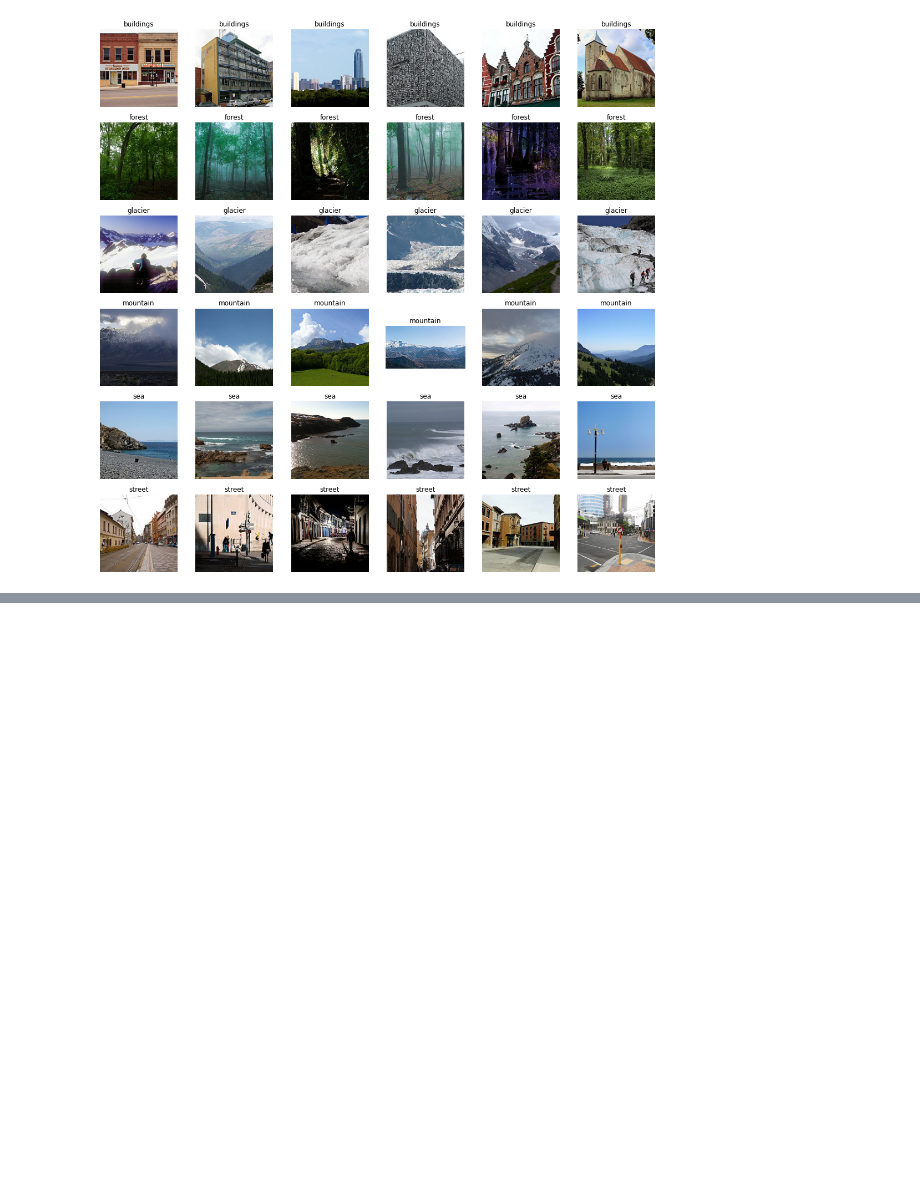
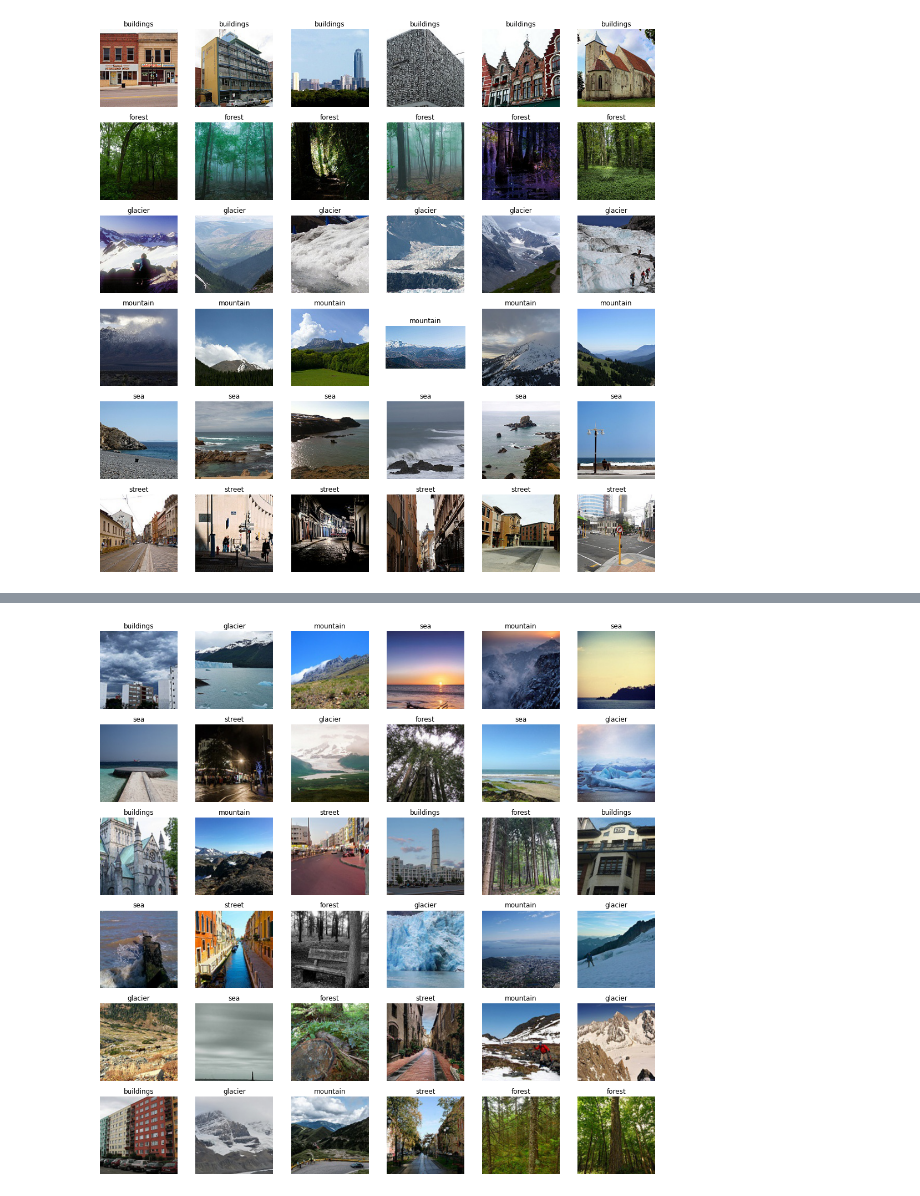
Before and after one commit to alexchungio/Scene-Classification-Competition, a Jupyter notebook: data/EDA.ipynb, the cells around one changed output, grey strips where cells are left out. Saved outputs shown, nothing was run; the diff lists cells and outputs as text; code cells hidden in the pictures; blank space fills up the shorter version.

Commit message:
update data EDA

```diff
--- a/data/EDA.ipynb
+++ b/data/EDA.ipynb
@@ -66,6 +70,9 @@ print('Done')
 [figure]
 Done
 # %%
+# show sample
+
+# images_labels = images_labels.sample(frac=1.).reset_index(drop=True)  # shuffle dataframe
 sub_buildings = images_labels[images_labels['label'] == index_class[0]]['filename'].iloc[:6].to_list()
 sub_forest = images_labels[images_labels['label'] == index_class[1]]['filename'].iloc[:6].to_list()
 sub_glacier = images_labels[images_labels['label'] == index_class[2]]['filename'].iloc[:6].to_list()
@@ -80,7 +87,7 @@ sample_labels = [0] * 6 + [1] *6 + [2] * 6 + [3] * 6 + [4] * 6 + [5] * 6
 fig, ax = plt.subplots(6, 6, figsize=(18, 18))
 for n, (img_name, img_label) in enumerate(zip(sample_images, sample_labels)):
     plt.subplot(6, 6, n+1)
-    plt.imshow(np.array(Image.open(os.path.join(train_images, img_name))))
+    plt.imshow(np.array(Image.open(os.path.join(train_data_path, img_name))))
     plt.title(index_class[img_label])
     plt.axis('off')
 plt.show()
@@ -88,0 +167,35 @@ plt.show()
+# %%
+train_val_images = [os.path.join(train_data_path, img) for img in images_labels['filename'].tolist()]
+train_val_labels =  [class_index[c] for c in images_labels['label'].tolist()]
+
+data_loader = DataProvider(train_val_images, train_val_labels, split_ratio=0.9)
+
+train_loader = data_loader.data_loader(batch_size=256, phase='train', shuffle=True, num_worker=4)
+val_loader = data_loader.data_loader(batch_size=256, phase='val', shuffle=False, num_worker=4)
+# %%
+def plt_imshow(image, title=None):
+
+    image = image.numpy().transpose((1, 2, 0))
+    mean = np.array([0.485, 0.456, 0.406])
+    std = np.array([0.229, 0.224, 0.225])
+    image = std * image + mean
+    image = np.clip(image, 0, 1)  # clip to (0, 1)
+    plt.imshow(image)
+    if title is not None:
+        plt.title(title)
+# %%
+def plot_image_class(images, labels):
+
+    labels = [index_class[index] for index in labels.numpy()]
+    fig, axs = plt.subplots(6, 6, figsize=(18, 18))
+    for n, (img, label) in enumerate(zip(images, labels)):
+        plt.subplot(6, 6, n+1)
+        plt_imshow(img, label)
+        plt.axis('off')
+    plt.show()
+# %%
+image_tensor, labels_tensor = next(iter(val_loader))
+
+plot_image_class(image_tensor[:36], labels_tensor[:36])
+# %% [output]
+[figure, added]
```
Also changed, not shown: parts of 5 cells of this notebook.
